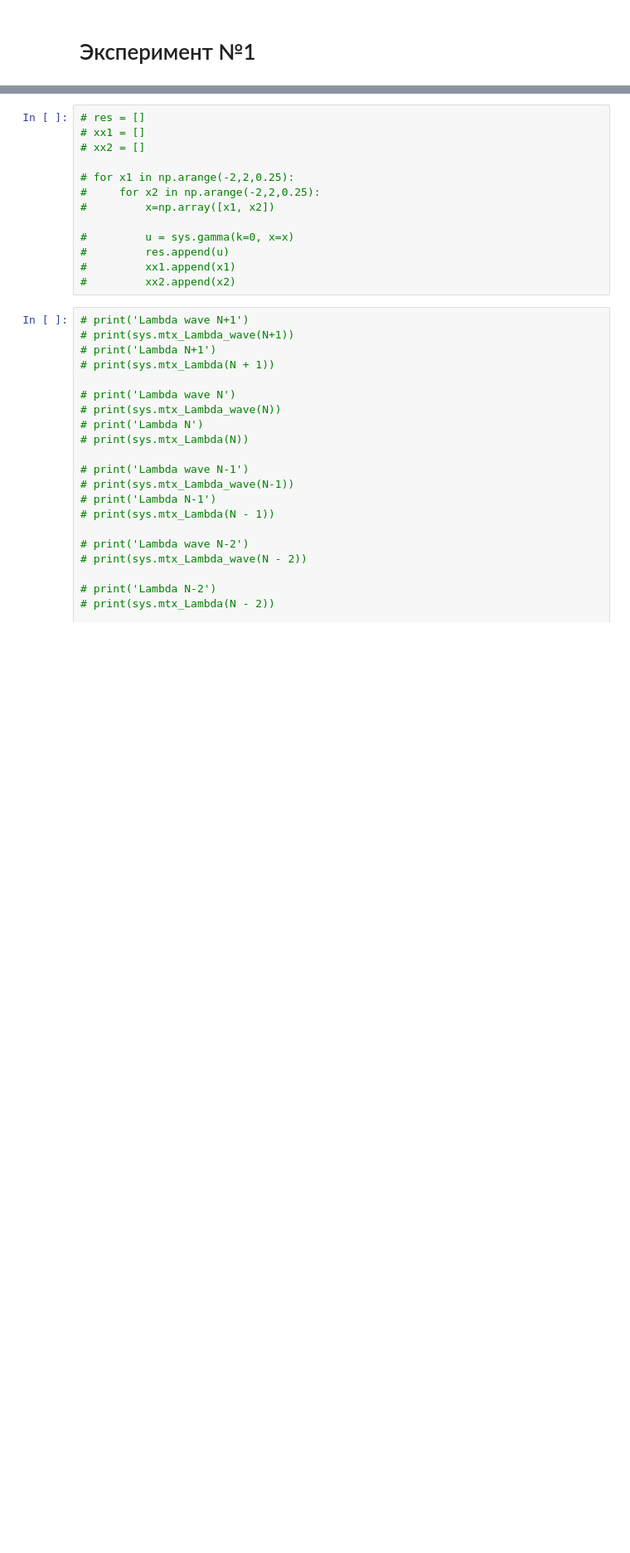
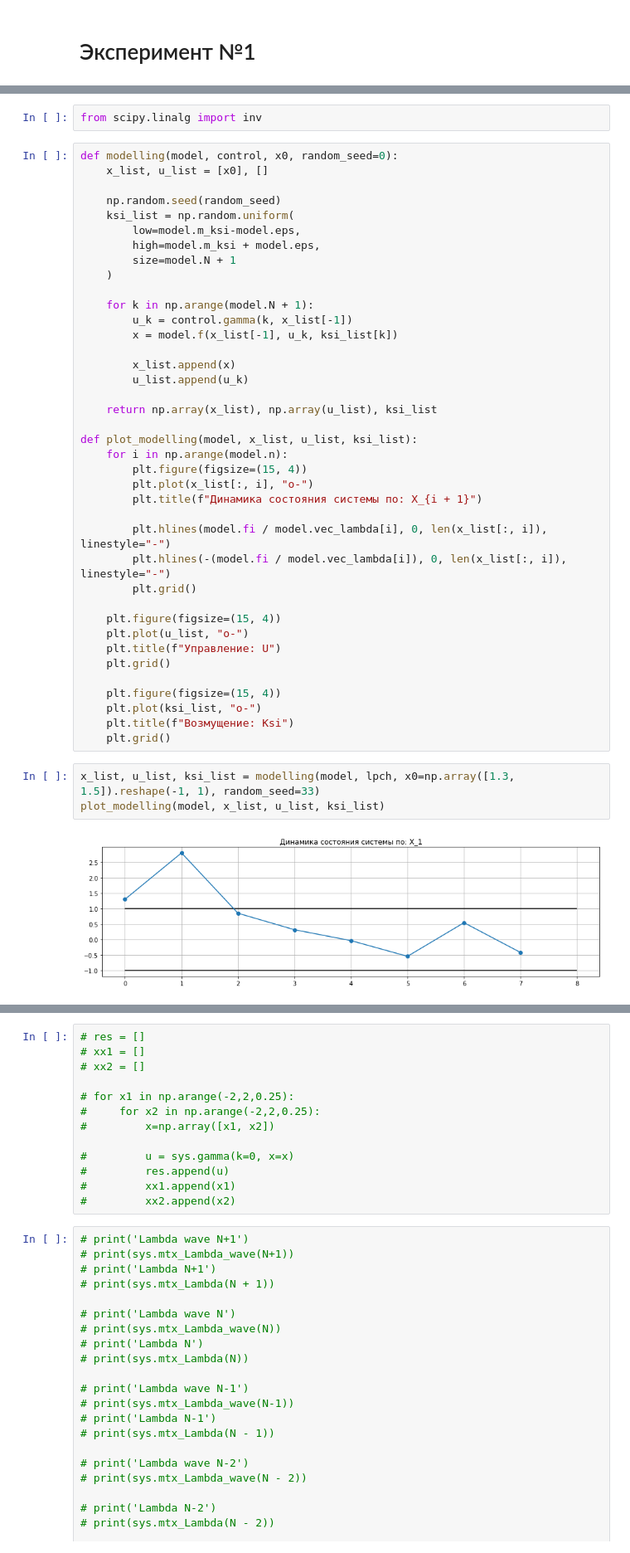
Before and after one commit to tarrapid/mai_update, a Jupyter notebook: notebooks/example_system.ipynb, the cells around one changed output, grey strips where cells are left out. Shown at 83% size. Drawn from its saved outputs; the diff is of its cells as text; blank space fills up the shorter version.

```diff
--- a/notebooks/example_system.ipynb
+++ b/notebooks/example_system.ipynb
@@ -112,0 +118,46 @@ plot_modelling(sys, x_list, u_list, ksi_list)
+# %%
+from scipy.linalg import inv
+# %%
+def modelling(model, control, x0, random_seed=0):
+    x_list, u_list = [x0], []
+
+    np.random.seed(random_seed)
+    ksi_list = np.random.uniform(
+        low=model.m_ksi-model.eps,
+        high=model.m_ksi + model.eps,
+        size=model.N + 1
+    )
+
+    for k in np.arange(model.N + 1):
+        u_k = control.gamma(k, x_list[-1])
+        x = model.f(x_list[-1], u_k, ksi_list[k])
+
+        x_list.append(x)
+        u_list.append(u_k)
+
+    return np.array(x_list), np.array(u_list), ksi_list
+
+def plot_modelling(model, x_list, u_list, ksi_list):
+    for i in np.arange(model.n):
+        plt.figure(figsize=(15, 4))
+        plt.plot(x_list[:, i], "o-")
+        plt.title(f"Динамика состояния системы по: X_{i + 1}")
+
+        plt.hlines(model.fi / model.vec_lambda[i], 0, len(x_list[:, i]), linestyle="-")
+        plt.hlines(-(model.fi / model.vec_lambda[i]), 0, len(x_list[:, i]), linestyle="-")
+        plt.grid()
+
+    plt.figure(figsize=(15, 4))
+    plt.plot(u_list, "o-")
+    plt.title(f"Управление: U")
+    plt.grid()
+
+    plt.figure(figsize=(15, 4))
+    plt.plot(ksi_list, "o-")
+    plt.title(f"Возмущение: Ksi")
+    plt.grid()
+# %%
+x_list, u_list, ksi_list = modelling(model, lpch, x0=np.array([1.3, 1.5]).reshape(-1, 1), random_seed=33)
+plot_modelling(model, x_list, u_list, ksi_list)
+# %% [output]
+[figure, added]
```
Also changed, not shown: parts of 55 cells of this notebook, 2 other files.
